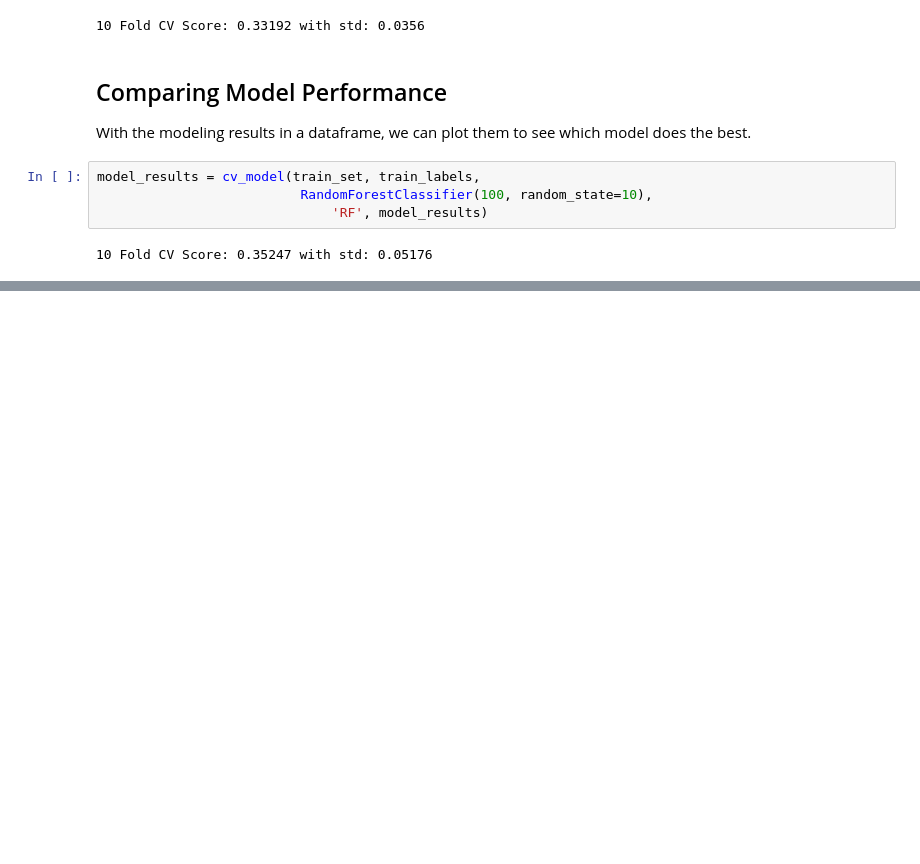
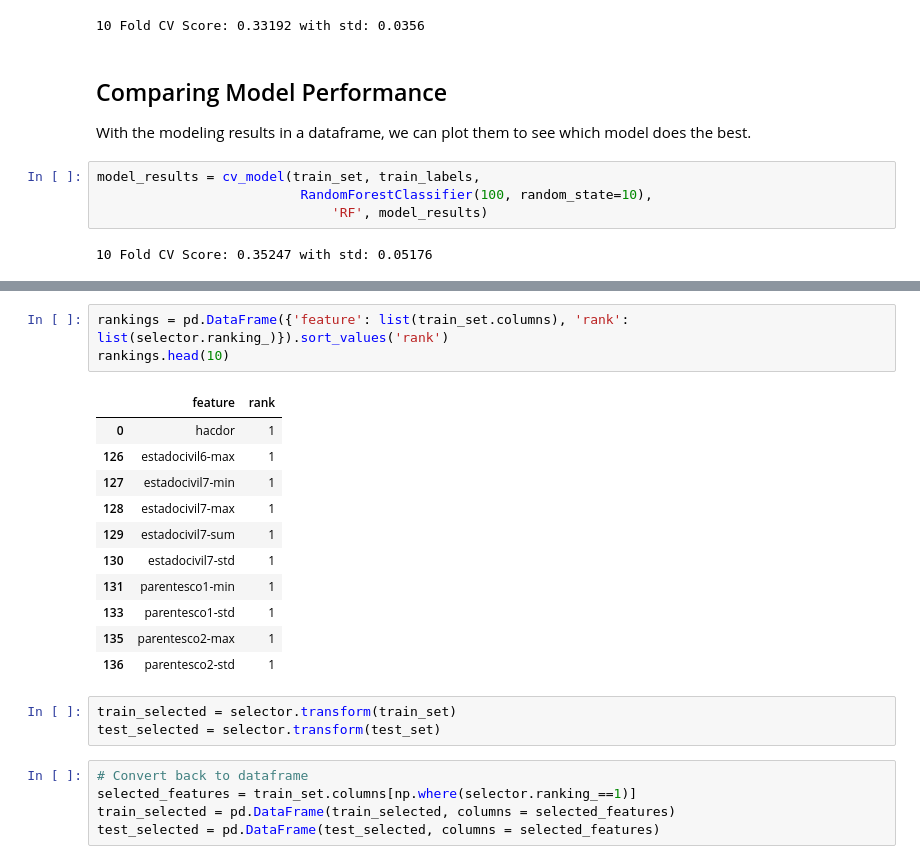
Before and after one commit to sudhamstarun/Costa-Rican-Household-Poverty-Level-Prediction, a Jupyter notebook: Machine Learning Modelling.ipynb, the cells around one changed output, grey strips where cells are left out. Drawn from its saved outputs; the diff is of its cells as text; blank space fills up the shorter version.

```diff
--- a/Machine Learning Modelling.ipynb
+++ b/Machine Learning Modelling.ipynb
@@ -1210,0 +1267,23 @@ For now we'll say the random forest does the best. Later we'll look at using the
+# %%
+rankings = pd.DataFrame({'feature': list(train_set.columns), 'rank': list(selector.ranking_)}).sort_values('rank')
+rankings.head(10)
+# %% [output]
+|  | feature | rank |
+| 0 | hacdor | 1 |
+| 126 | estadocivil6-max | 1 |
+| 127 | estadocivil7-min | 1 |
+| 128 | estadocivil7-max | 1 |
+| 129 | estadocivil7-sum | 1 |
+| 130 | estadocivil7-std | 1 |
+| 131 | parentesco1-min | 1 |
+| 133 | parentesco1-std | 1 |
+| 135 | parentesco2-max | 1 |
+| 136 | parentesco2-std | 1 |
+# %%
+train_selected = selector.transform(train_set)
+test_selected = selector.transform(test_set)
+# %%
+# Convert back to dataframe
+selected_features = train_set.columns[np.where(selector.ranking_==1)]
+train_selected = pd.DataFrame(train_selected, columns = selected_features)
+test_selected = pd.DataFrame(test_selected, columns = selected_features)
```
Also changed, not shown: parts of 22 cells of this notebook, 1 other file.
